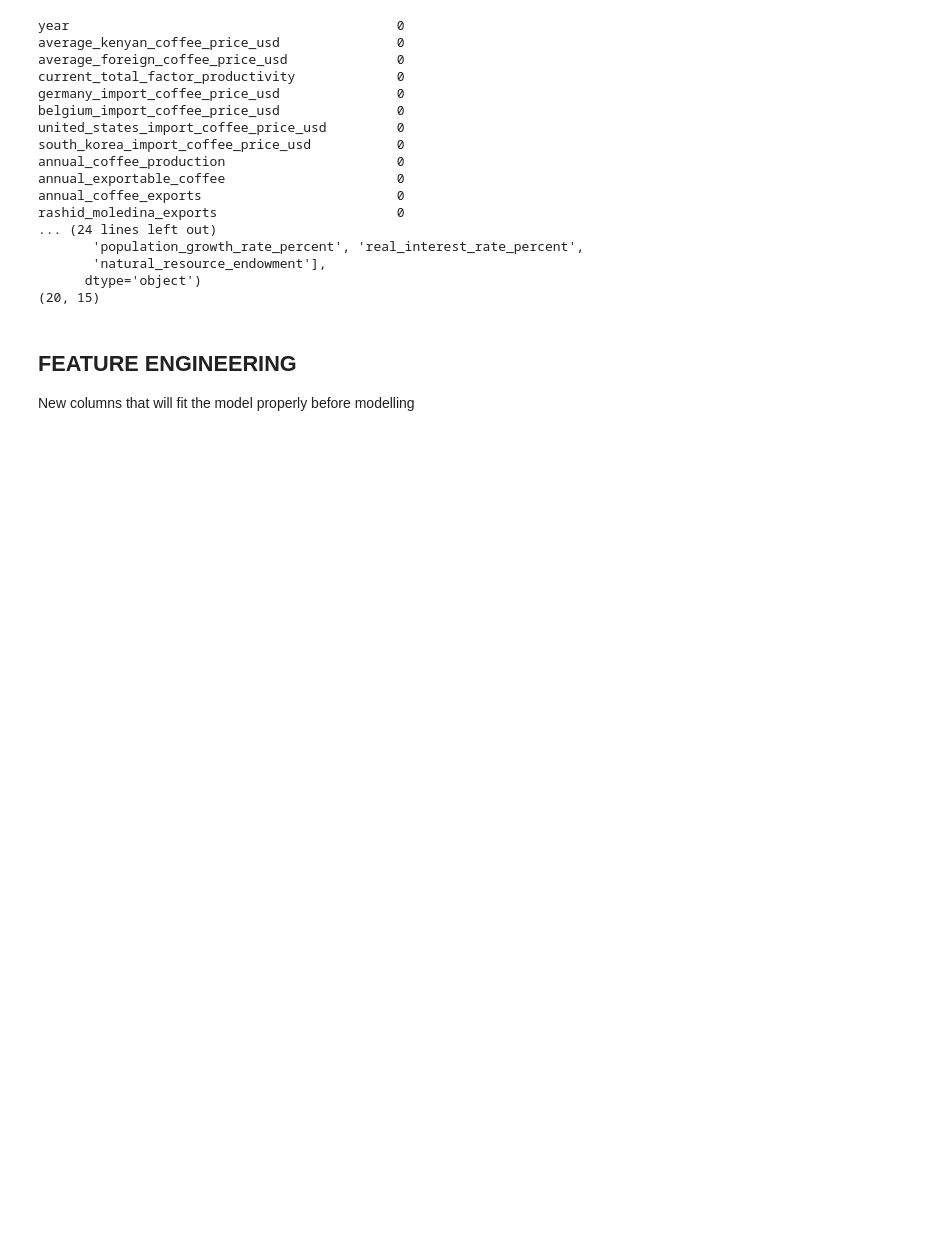
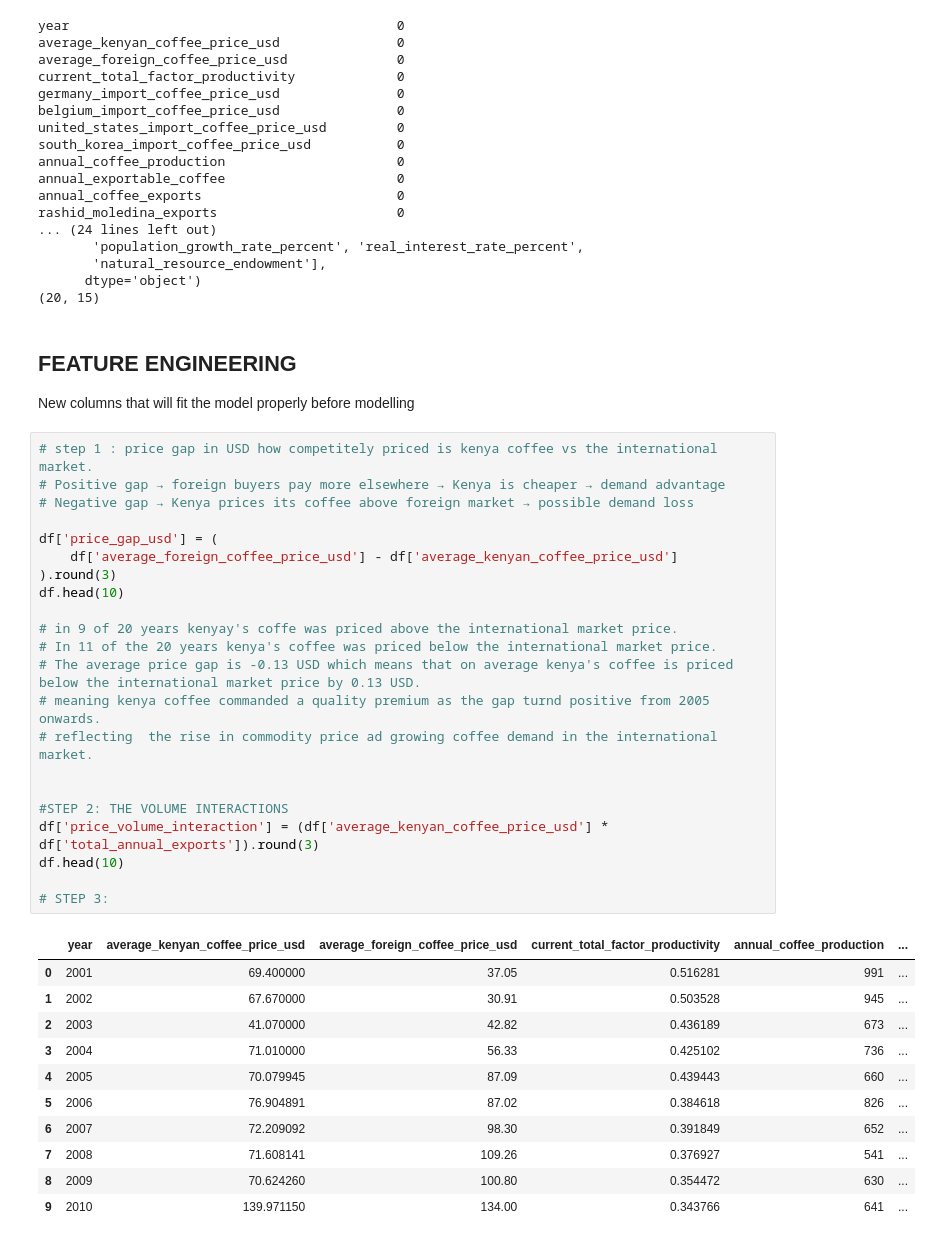
Before and after one commit to Chapo-Avengers/Coffee_Prediction_Analysis, a Jupyter notebook: main.ipynb, the cells around one changed output. Drawn from its saved outputs; the diff is of its cells as text; blank space fills up the shorter version.

```diff
--- a/main.ipynb
+++ b/main.ipynb
@@ -84,3 +84,37 @@ rashid_moledina_exports                       0
 # %% [markdown]
 ## FEATURE ENGINEERING
 New columns that will fit the model properly before modelling
+# %%
+# step 1 : price gap in USD how competitely priced is kenya coffee vs the international market.
+# Positive gap → foreign buyers pay more elsewhere → Kenya is cheaper → demand advantage
+# Negative gap → Kenya prices its coffee above foreign market → possible demand loss
+
+df['price_gap_usd'] = (
+    df['average_foreign_coffee_price_usd'] - df['average_kenyan_coffee_price_usd']
+).round(3)
+df.head(10)
+
+# in 9 of 20 years kenyay's coffe was priced above the international market price.
+# In 11 of the 20 years kenya's coffee was priced below the international market price.
+# The average price gap is -0.13 USD which means that on average kenya's coffee is priced below the international market price by 0.13 USD.
+# meaning kenya coffee commanded a quality premium as the gap turnd positive from 2005 onwards.
+# reflecting  the rise in commodity price ad growing coffee demand in the international market.
+
+
+#STEP 2: THE VOLUME INTERACTIONS
+df['price_volume_interaction'] = (df['average_kenyan_coffee_price_usd'] * df['total_annual_exports']).round(3)
+df.head(10)
+
+# STEP 3:
+# %% [output]
+|  | year | average_kenyan_coffee_price_usd | average_foreign_coffee_price_usd | current_total_factor_productivity | annual_coffee_production | ... |
+| 0 | 2001 | 69.400000 | 37.05 | 0.516281 | 991 | ... |
+| 1 | 2002 | 67.670000 | 30.91 | 0.503528 | 945 | ... |
+| 2 | 2003 | 41.070000 | 42.82 | 0.436189 | 673 | ... |
+| 3 | 2004 | 71.010000 | 56.33 | 0.425102 | 736 | ... |
+| 4 | 2005 | 70.079945 | 87.09 | 0.439443 | 660 | ... |
+| 5 | 2006 | 76.904891 | 87.02 | 0.384618 | 826 | ... |
+| 6 | 2007 | 72.209092 | 98.30 | 0.391849 | 652 | ... |
+| 7 | 2008 | 71.608141 | 109.26 | 0.376927 | 541 | ... |
+| 8 | 2009 | 70.624260 | 100.80 | 0.354472 | 630 | ... |
+| 9 | 2010 | 139.971150 | 134.00 | 0.343766 | 641 | ... |
```
